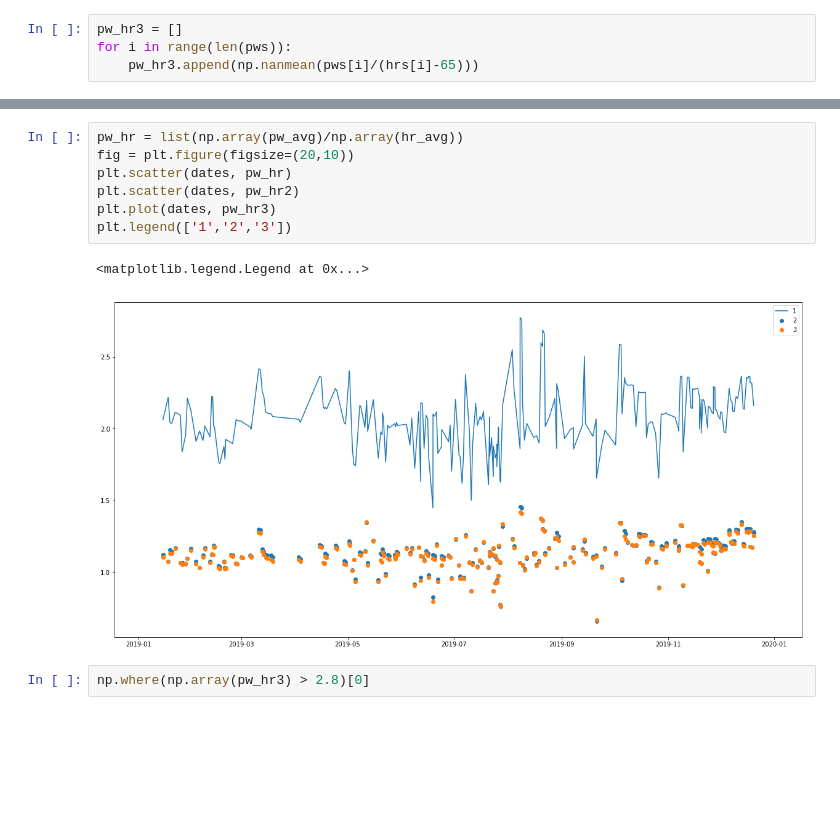
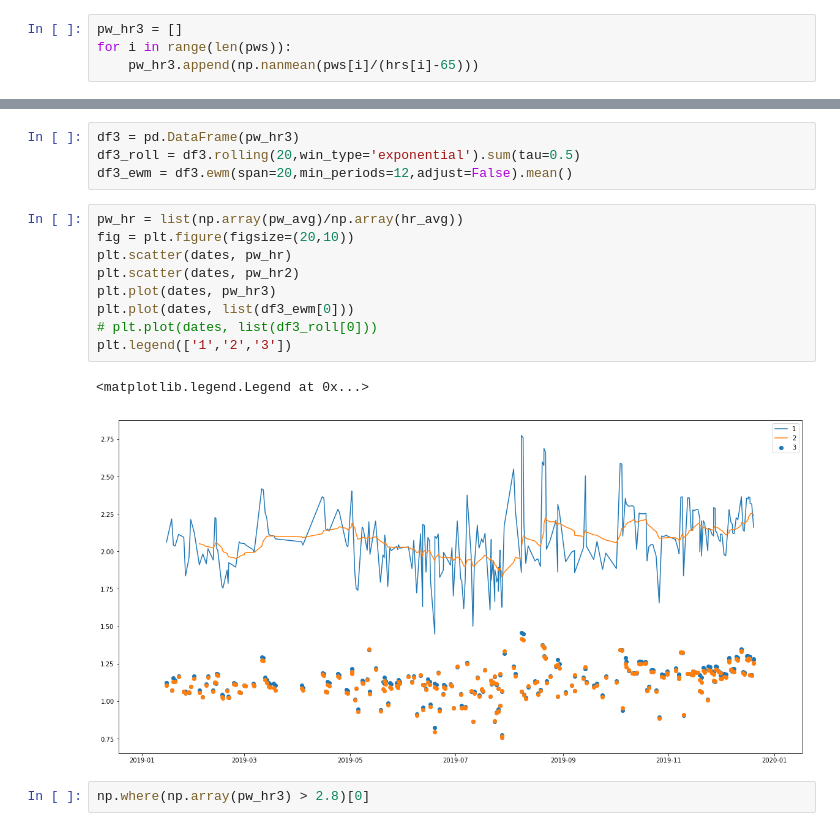
Before and after one commit to eyang9001/Cycling-Workout-Generator, a Jupyter notebook: Historical_View.ipynb, the cells around one changed output, grey strips where cells are left out. Saved outputs shown, nothing was run; the diff lists cells and outputs as text; blank space fills up the shorter version.

```diff
--- a/Historical_View.ipynb
+++ b/Historical_View.ipynb
@@ -93,13 +95,19 @@ plt.legend(['hr', 'cad', 'pw'])
+# %%
+df3 = pd.DataFrame(pw_hr3)
+df3_roll = df3.rolling(20,win_type='exponential').sum(tau=0.5)
+df3_ewm = df3.ewm(span=20,min_periods=12,adjust=False).mean()
 # %%
 pw_hr = list(np.array(pw_avg)/np.array(hr_avg))
 fig = plt.figure(figsize=(20,10))
 plt.scatter(dates, pw_hr)
 plt.scatter(dates, pw_hr2)
 plt.plot(dates, pw_hr3)
+plt.plot(dates, list(df3_ewm[0]))
+# plt.plot(dates, list(df3_roll[0]))
 plt.legend(['1','2','3'])
 # %% [output]
 <matplotlib.legend.Legend at 0x...>
-[figure, old version]
+[figure, new version]
 # %%
 np.where(np.array(pw_hr3) > 2.8)[0]
 # %% [output]
```
Also changed, not shown: parts of 12 cells of this notebook, 4 other files.
